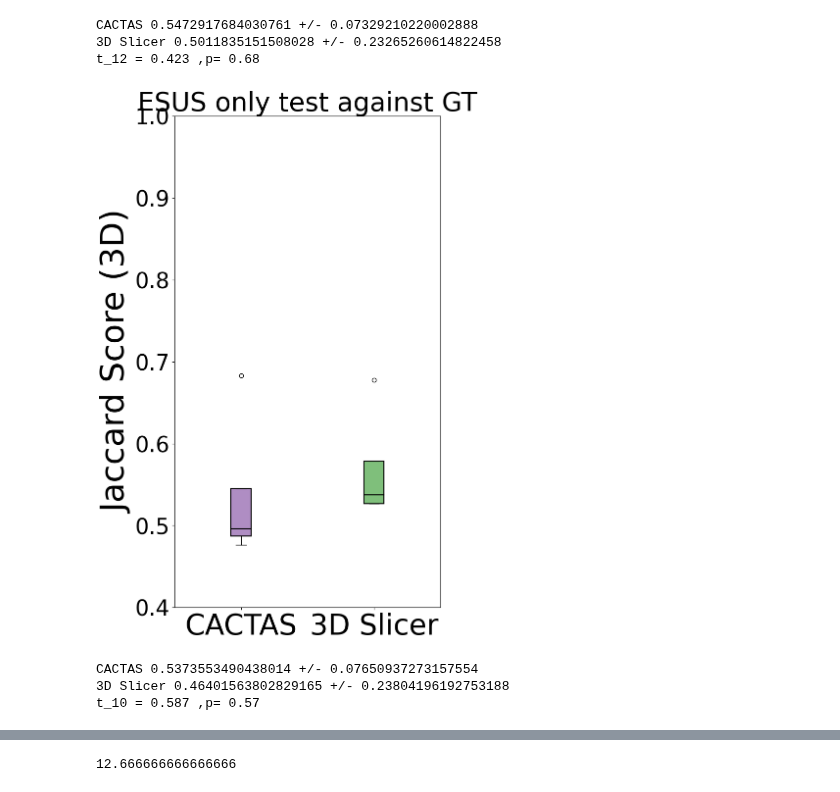
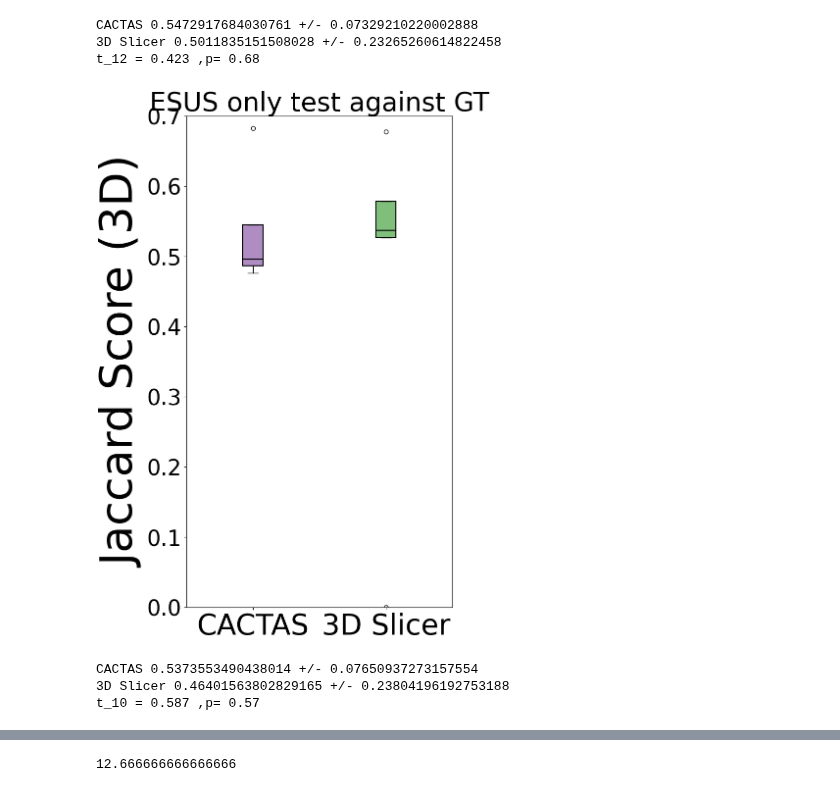
Before and after one commit to mpsych/CACTAS, a Jupyter notebook: _EXPERIMENTS/CACTAS_train_analysis_COMPLETE_Postprocessing_GOOD_PLOTS.ipynb, the cells around one changed output, grey strips where cells are left out. Cells and saved outputs as stored; diff of their text form; code cells hidden in the pictures.

```diff
--- a/_EXPERIMENTS/CACTAS_train_analysis_COMPLETE_Postprocessing_GOOD_PLOTS.ipynb
+++ b/_EXPERIMENTS/CACTAS_train_analysis_COMPLETE_Postprocessing_GOOD_PLOTS.ipynb
@@ -413,13 +461,13 @@ t_12 = 0.423 ,p= 0.68
 # %%
 slicer_times = [JACCARD_JAE['SLICER'][v] for v in ['01', '03', '05', '07', '09' ]]
 cactas_times = [JACCARD_JAE['CACTAS'][v] for v in ['01', '03', '05', '07', '09' ]]
 
 all_data = [cactas_times, slicer_times]#[np.random.normal(0, std, size=100) for std in range(1, 4)]
 labels = ['CACTAS', '3D Slicer']
 
-C.Util.boxplot(all_data, labels, y_lim=1.0, y_lim_min=0.4, y_label='Jaccard Score (3D)', title='ESUS only test against GT')
+C.Util.boxplot(all_data, labels, y_lim=0.7, y_lim_min=0., y_label='Jaccard Score (3D)', title='ESUS only test against GT')
 # %% [output]
-[figure, old version]
+[figure, new version]
 CACTAS 0.5373553490438014 +/- 0.07650937273157554
 3D Slicer 0.46401563802829165 +/- 0.23804196192753188
 t_10 = 0.587 ,p= 0.57
```
Also changed, not shown: parts of 4 cells of this notebook, 11 other files.
